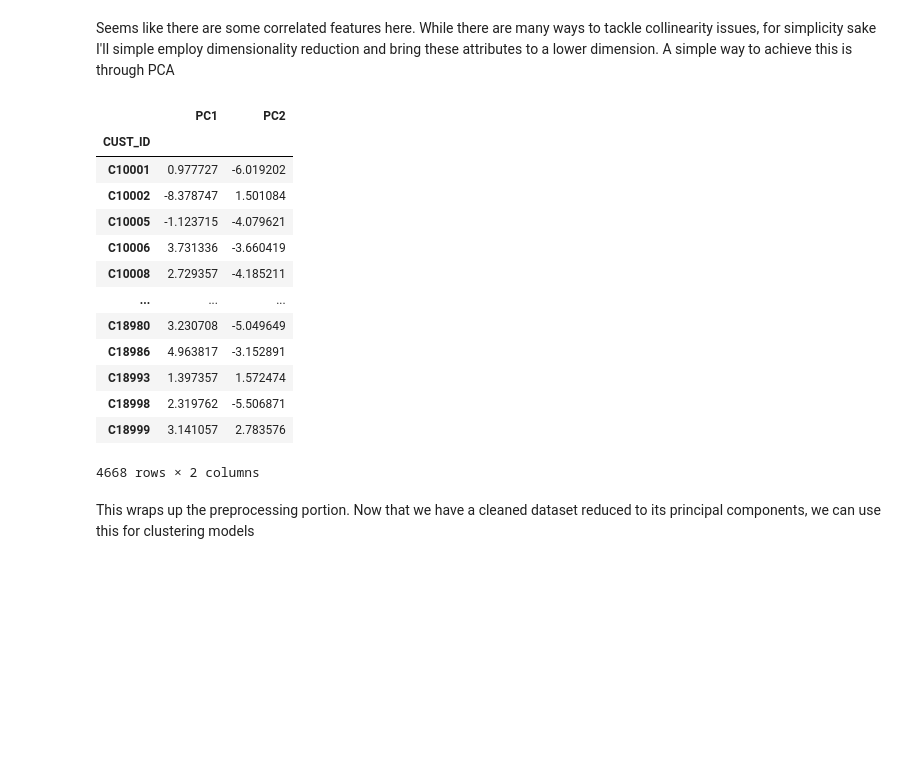
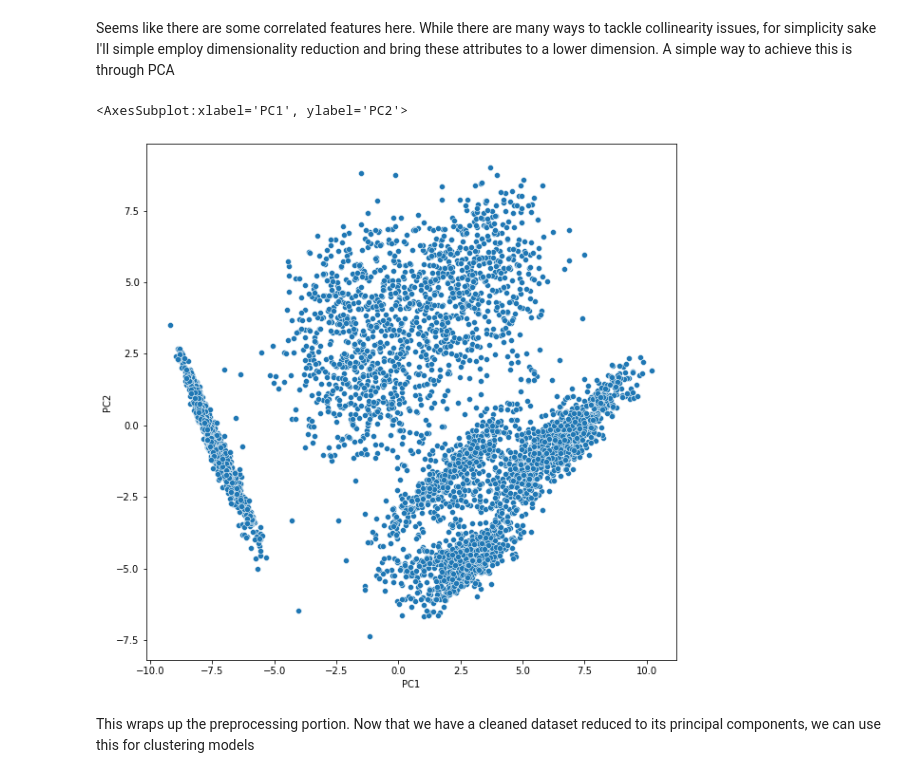
Before and after one commit to kasun61/credit-card-clustering, a Jupyter notebook: notebooks/preprocessing.ipynb, the cells around one changed output. Drawn from its saved outputs; the diff is of its cells as text; code cells hidden in the pictures; blank space fills up the shorter version.

Commit message:
added visual for PCA

```diff
--- a/notebooks/preprocessing.ipynb
+++ b/notebooks/preprocessing.ipynb
@@ -189,22 +189,17 @@ plt.show()
 Seems like there are some correlated features here. While there are many ways to tackle collinearity issues, for simplicity sake I'll simple employ dimensionality reduction and bring these attributes to a lower dimension. A simple way to achieve this is through PCA
 # %%
 data_pca, pca = apply_pca(df_without_outliers)
-# %%
-data_pca
-# %% [output]
-|  | PC1 | PC2 |
-| CUST_ID |  |  |
-| C10001 | 0.977727 | -6.019202 |
-| C10002 | -8.378747 | 1.501084 |
-| C10005 | -1.123715 | -4.079621 |
-| C10006 | 3.731336 | -3.660419 |
-| C10008 | 2.729357 | -4.185211 |
-| ... | ... | ... |
-| C18980 | 3.230708 | -5.049649 |
-| C18986 | 4.963817 | -3.152891 |
-| C18993 | 1.397357 | 1.572474 |
-| C18998 | 2.319762 | -5.506871 |
-| C18999 | 3.141057 | 2.783576 |
-4668 rows × 2 columns
+# %%
+# Visualising 2D Projection
+
+fig = plt.figure(figsize=(10,10))
+ax = fig.add_subplot(1,1,1)
+ax.set_xlabel('PC1')
+ax.set_ylabel('PC2')
+
+sns.scatterplot(data=data_pca, x='PC1',y='PC2',ax=ax)
+# %% [output]
+<AxesSubplot:xlabel='PC1', ylabel='PC2'>
+[figure, added]
 # %% [markdown]
 This wraps up the preprocessing portion. Now that we have a cleaned dataset reduced to its principal components, we can use this for clustering models
```
Also changed, not shown: 1 other file.
